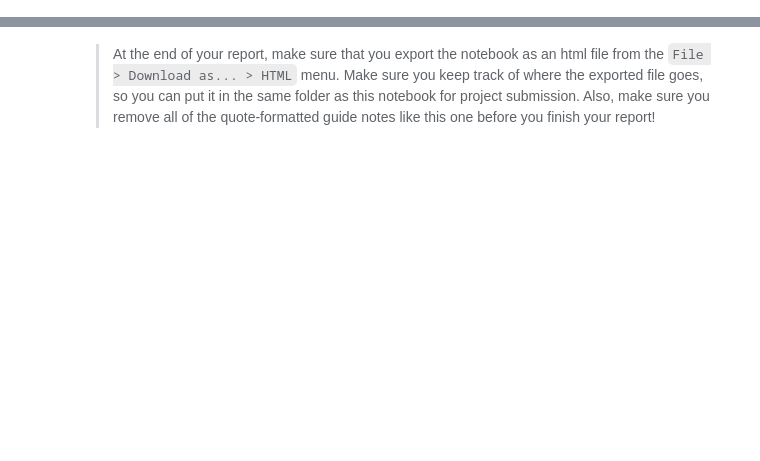
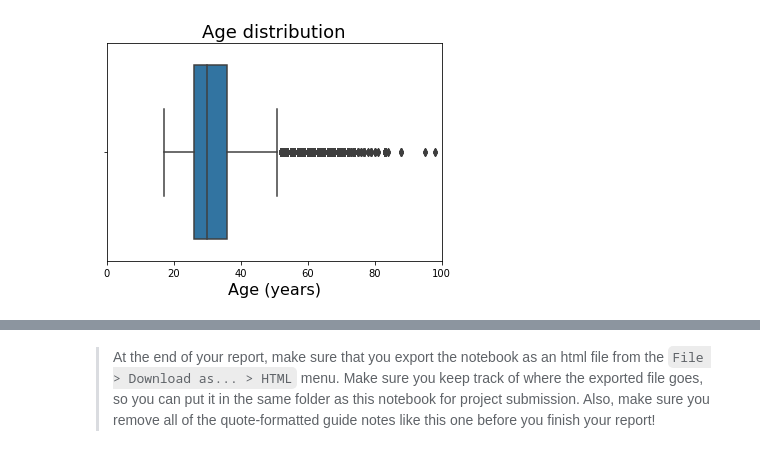
Before and after one commit to seifElislam/what_makes_people_happy, a Jupyter notebook: happy_moments_exploration.ipynb, the cells around one changed output, grey strips where cells are left out. Cells and saved outputs as stored; diff of their text form; code cells hidden in the pictures; blank space fills up the shorter version.

```diff
--- a/happy_moments_exploration.ipynb
+++ b/happy_moments_exploration.ipynb
@@ -76,0 +312,7 @@ your work in the previous sections.
+# %%
+sb.boxplot(happy_df['age']);
+plt.xlim(0, 100)
+plt.title('Age distribution', fontsize=18)
+plt.xlabel('Age (years)', fontsize=16);
+# %% [output]
+[figure, added]
```
Also changed, not shown: parts of 143 cells of this notebook, 2 other files.
